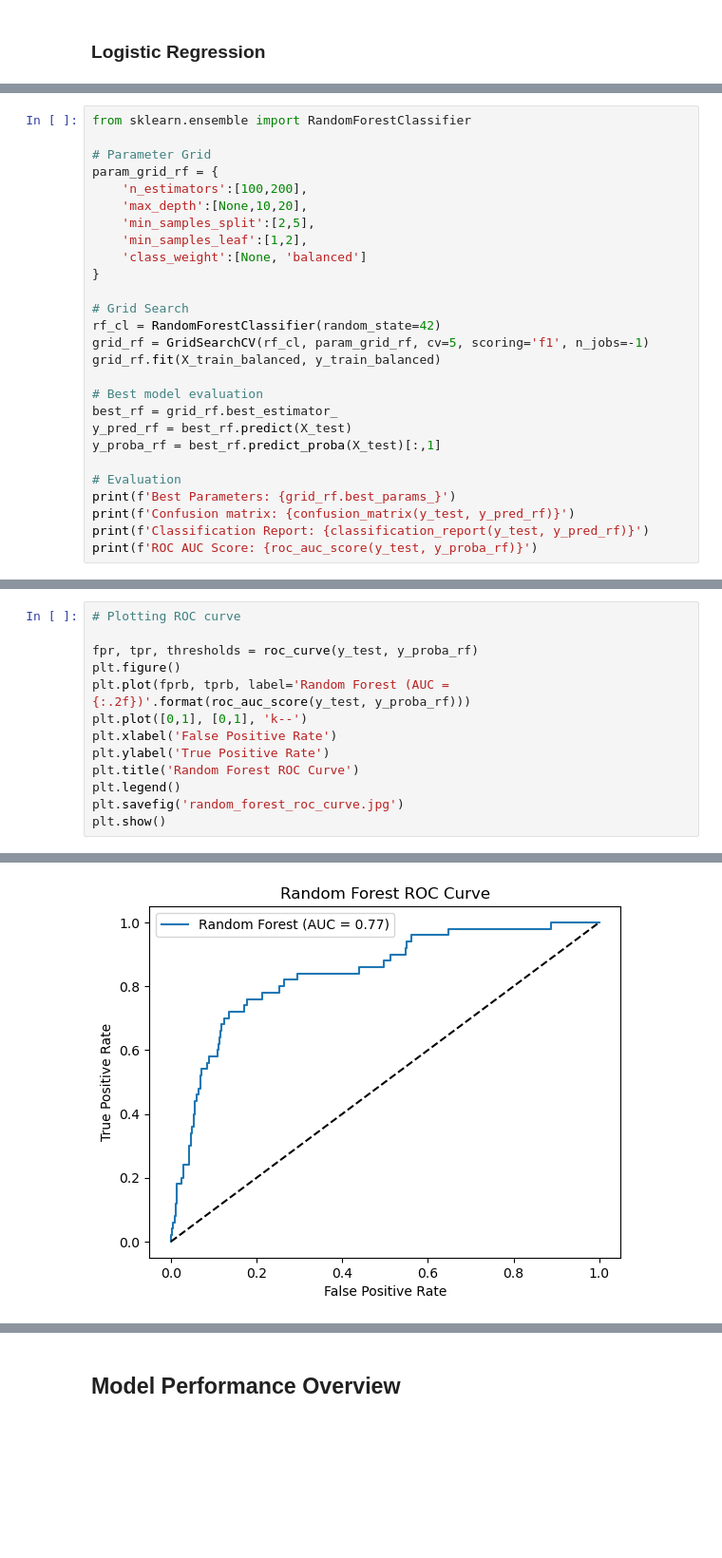
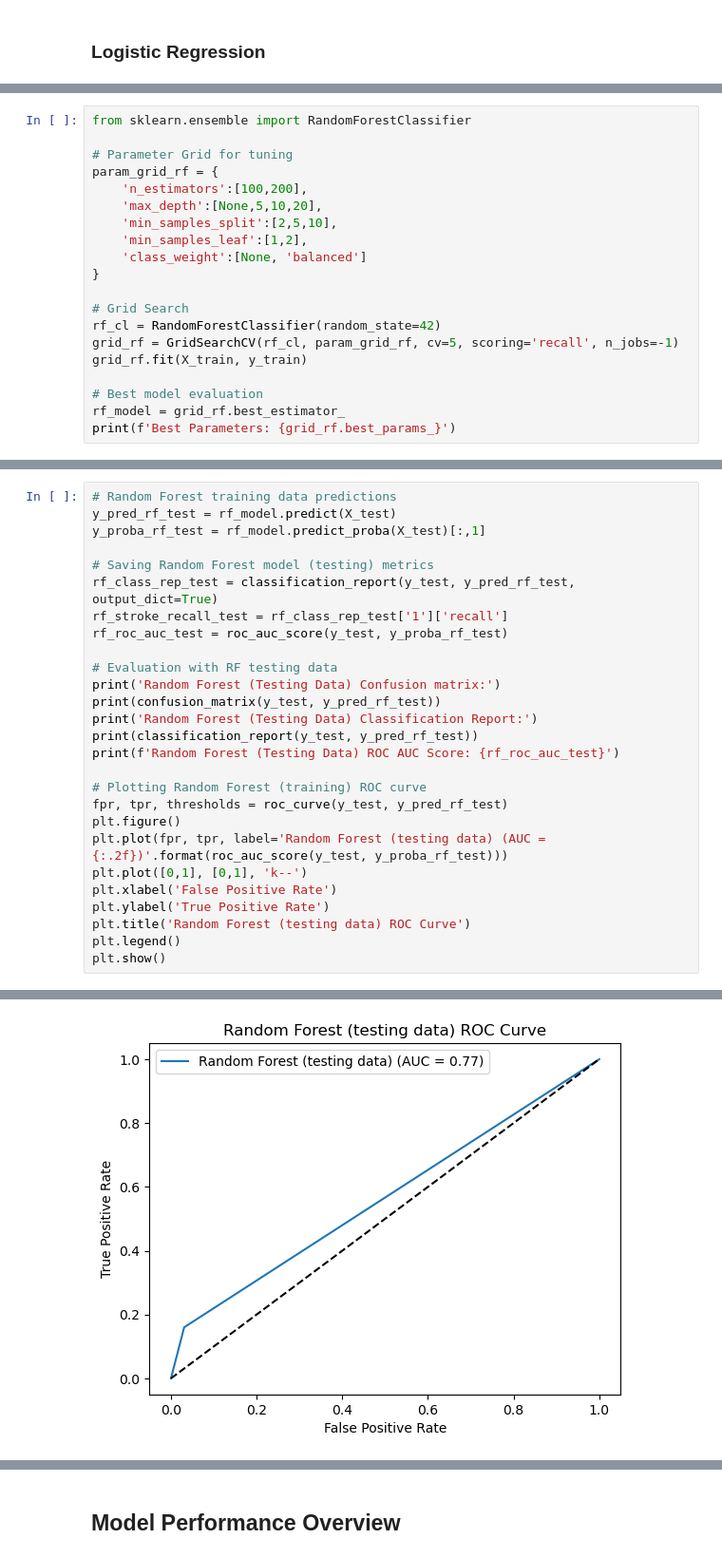
Before and after one commit to DJSydon/Springboard-Capstone-Project-3, a Jupyter notebook: Capstone_Project_3_Preprocessing_&_Modeling.ipynb, the cells around one changed output, grey strips where cells are left out. Shown: that part at 95% size. Saved outputs shown, nothing was run; the diff lists cells and outputs as text; blank space fills up the shorter version.

```diff
--- a/Capstone_Project_3_Preprocessing_&_Modeling.ipynb
+++ b/Capstone_Project_3_Preprocessing_&_Modeling.ipynb
@@ -218,29 +227,22 @@ log_class_rep = classification_report(y_test, y_pred_best, output_dict=True)
 # %%
 from sklearn.ensemble import RandomForestClassifier
 
-# Parameter Grid
+# Parameter Grid for tuning
 param_grid_rf = {
     'n_estimators':[100,200],
-    'max_depth':[None,10,20],
-    'min_samples_split':[2,5],
+    'max_depth':[None,5,10,20],
+    'min_samples_split':[2,5,10],
     'min_samples_leaf':[1,2],
     'class_weight':[None, 'balanced']
 }
 
 # Grid Search
 rf_cl = RandomForestClassifier(random_state=42)
-grid_rf = GridSearchCV(rf_cl, param_grid_rf, cv=5, scoring='f1', n_jobs=-1)
-grid_rf.fit(X_train_balanced, y_train_balanced)
+grid_rf = GridSearchCV(rf_cl, param_grid_rf, cv=5, scoring='recall', n_jobs=-1)
+grid_rf.fit(X_train, y_train)
 
 # Best model evaluation
-best_rf = grid_rf.best_estimator_
-y_pred_rf = best_rf.predict(X_test)
-y_proba_rf = best_rf.predict_proba(X_test)[:,1]
-
-# Evaluation
+rf_model = grid_rf.best_estimator_
 print(f'Best Parameters: {grid_rf.best_params_}')
-print(f'Confusion matrix: {confusion_matrix(y_test, y_pred_rf)}')
-print(f'Classification Report: {classification_report(y_test, y_pred_rf)}')
-print(f'ROC AUC Score: {roc_auc_score(y_test, y_proba_rf)}')
 # %% [output]
 Best Parameters: {'class_weight': None, 'max_depth': 20, 'min_samples_leaf': 1, 'min_samples_split': 2, 'n_estimators': 200}
@@ -259,14 +304,28 @@ ROC AUC Score: 0.7677057613168723
 # %%
-# Plotting ROC curve
+# Random Forest training data predictions
+y_pred_rf_test = rf_model.predict(X_test)
+y_proba_rf_test = rf_model.predict_proba(X_test)[:,1]
 
-fpr, tpr, thresholds = roc_curve(y_test, y_proba_rf)
+# Saving Random Forest model (testing) metrics
+rf_class_rep_test = classification_report(y_test, y_pred_rf_test, output_dict=True)
+rf_stroke_recall_test = rf_class_rep_test['1']['recall']
+rf_roc_auc_test = roc_auc_score(y_test, y_proba_rf_test)
+
+# Evaluation with RF testing data
+print('Random Forest (Testing Data) Confusion matrix:')
+print(confusion_matrix(y_test, y_pred_rf_test))
+print('Random Forest (Testing Data) Classification Report:')
+print(classification_report(y_test, y_pred_rf_test))
+print(f'Random Forest (Testing Data) ROC AUC Score: {rf_roc_auc_test}')
+
+# Plotting Random Forest (training) ROC curve
+fpr, tpr, thresholds = roc_curve(y_test, y_pred_rf_test)
 plt.figure()
-plt.plot(fprb, tprb, label='Random Forest (AUC = {:.2f})'.format(roc_auc_score(y_test, y_proba_rf)))
+plt.plot(fpr, tpr, label='Random Forest (testing data) (AUC = {:.2f})'.format(roc_auc_score(y_test, y_proba_rf_test)))
 plt.plot([0,1], [0,1], 'k--')
 plt.xlabel('False Positive Rate')
 plt.ylabel('True Positive Rate')
-plt.title('Random Forest ROC Curve')
+plt.title('Random Forest (testing data) ROC Curve')
 plt.legend()
-plt.savefig('random_forest_roc_curve.jpg')
 plt.show()
 # %% [output]
@@ -273 +346 @@ plt.show()
-[figure, old version]
+[figure, new version]
```
Also changed, not shown: parts of 52 cells of this notebook.
